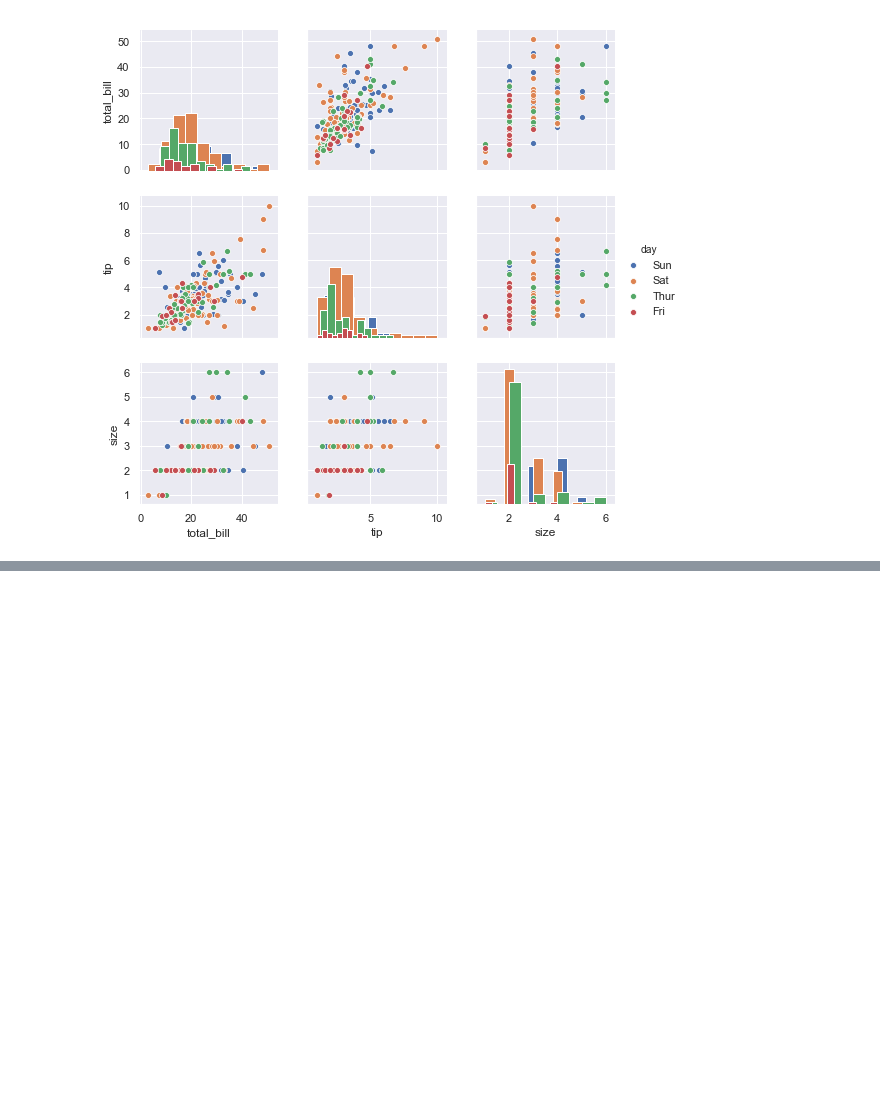
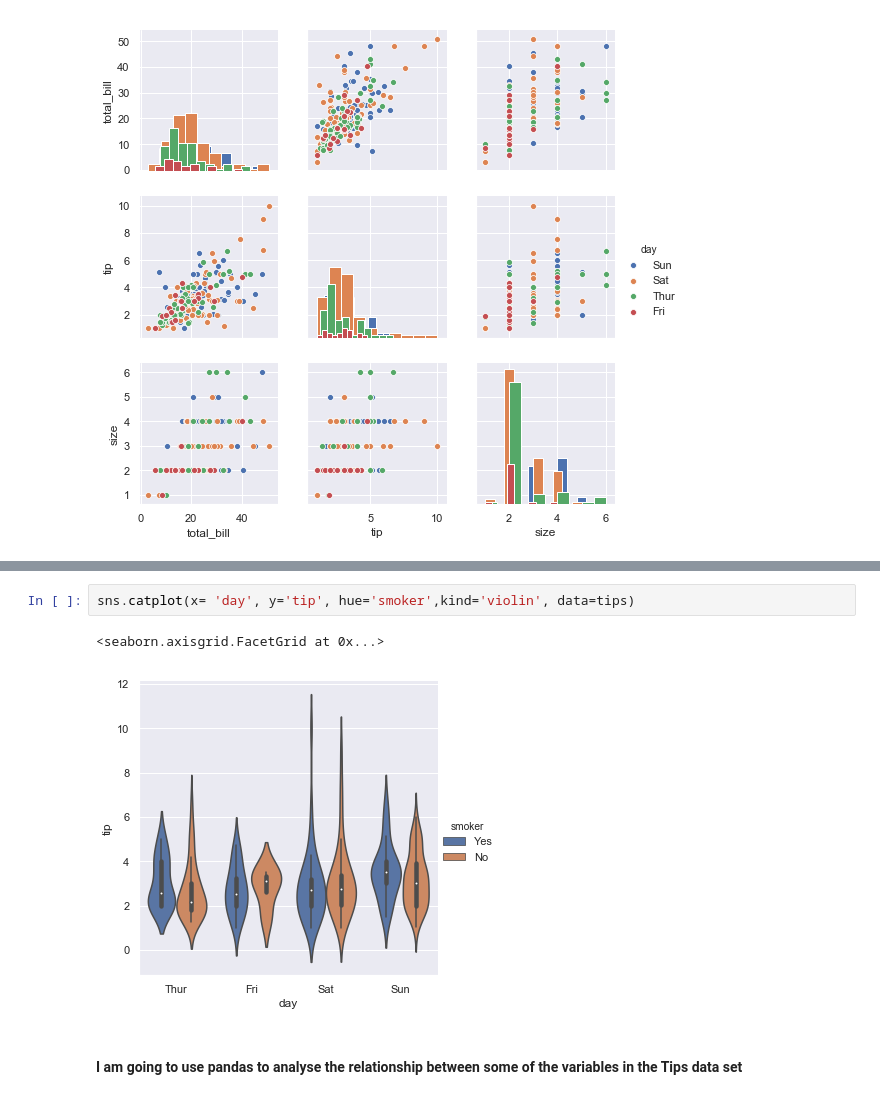
Before and after one commit to johndunne2019/Fundamentals-of-Data-Analysis-Project-2019, a Jupyter notebook: Tips-Dataset.ipynb, the cells around one changed output, grey strips where cells are left out. Saved outputs shown, nothing was run; the diff lists cells and outputs as text; blank space fills up the shorter version.

Commit message:
Section 3 Relationship between variables

```diff
--- a/Tips-Dataset.ipynb
+++ b/Tips-Dataset.ipynb
@@ -1152,0 +1065,7 @@ Dataframe.groupby.count() could be used to see how many entries are recorded in
+# %%
+sns.catplot(x= 'day', y='tip', hue='smoker',kind='violin', data=tips)
+# %% [output]
+<seaborn.axisgrid.FacetGrid at 0x...>
+[figure, added]
+# %% [markdown]
+#### **I am going to use pandas to analyse the relationship between some of the variables in the Tips data set**
```
Also changed, not shown: parts of 53 cells of this notebook.
